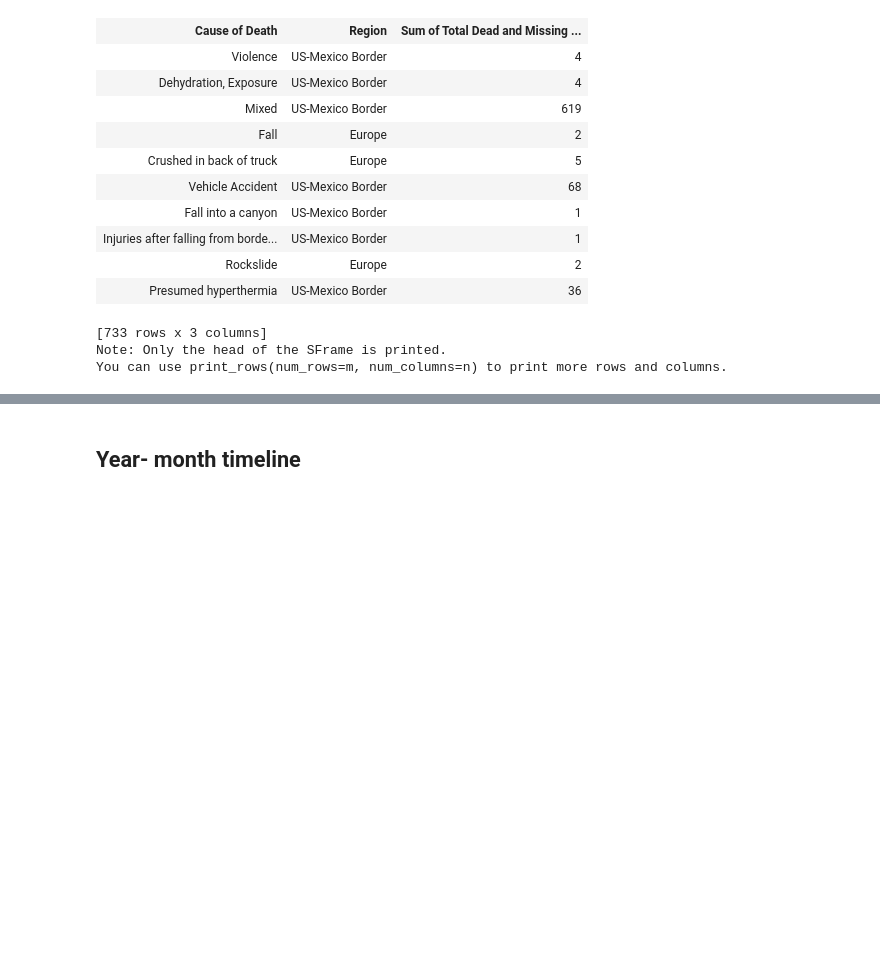
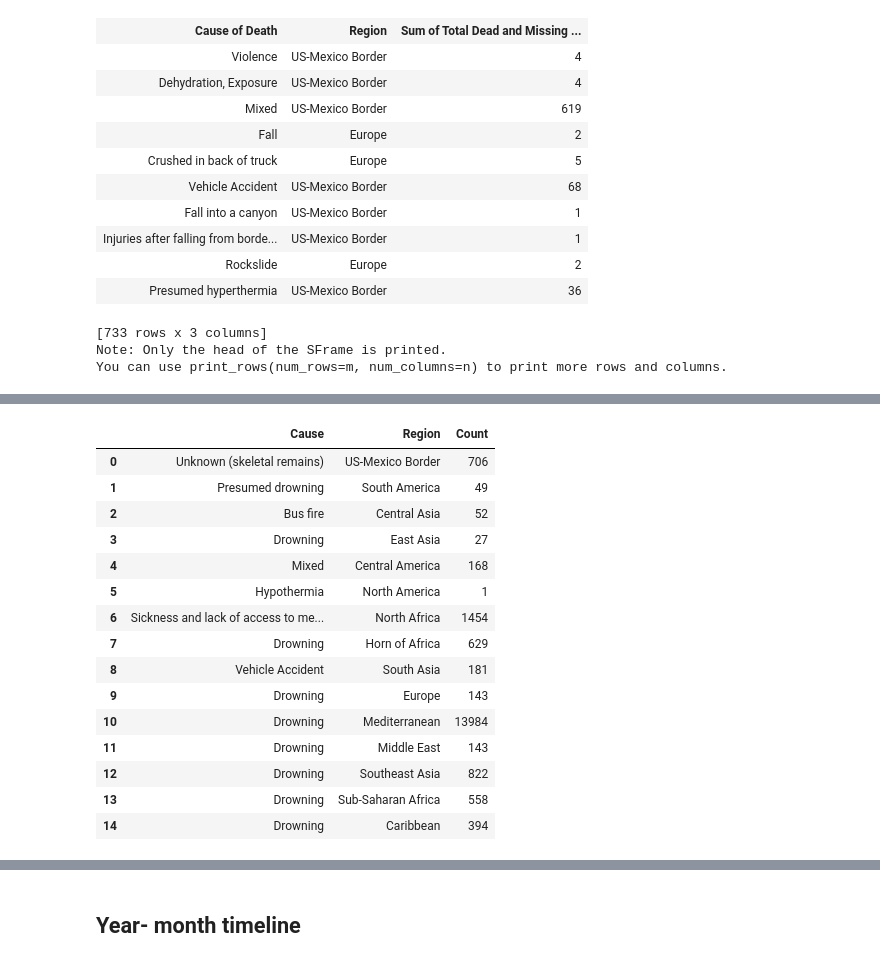
Before and after one commit to Prashantmdgl9/Missing-Migrants, a Jupyter notebook: Fatal Routes.ipynb, the cells around one changed output, grey strips where cells are left out. Saved outputs shown, nothing was run; the diff lists cells and outputs as text; code cells hidden in the pictures; blank space fills up the shorter version.

```diff
--- a/Fatal Routes.ipynb
+++ b/Fatal Routes.ipynb
@@ -240,0 +303,19 @@ plt.show()
+# %%
+df
+# %% [output]
+|  | Cause | Region | Count |
+| 0 | Unknown (skeletal remains) | US-Mexico Border | 706 |
+| 1 | Presumed drowning | South America | 49 |
+| 2 | Bus fire | Central Asia | 52 |
+| 3 | Drowning | East Asia | 27 |
+| 4 | Mixed | Central America | 168 |
+| 5 | Hypothermia | North America | 1 |
+| 6 | Sickness and lack of access to me... | North Africa | 1454 |
+| 7 | Drowning | Horn of Africa | 629 |
+| 8 | Vehicle Accident | South Asia | 181 |
+| 9 | Drowning | Europe | 143 |
+| 10 | Drowning | Mediterranean | 13984 |
+| 11 | Drowning | Middle East | 143 |
+| 12 | Drowning | Southeast Asia | 822 |
+| 13 | Drowning | Sub-Saharan Africa | 558 |
+| 14 | Drowning | Caribbean | 394 |
```
Also changed, not shown: parts of 18 cells of this notebook.
